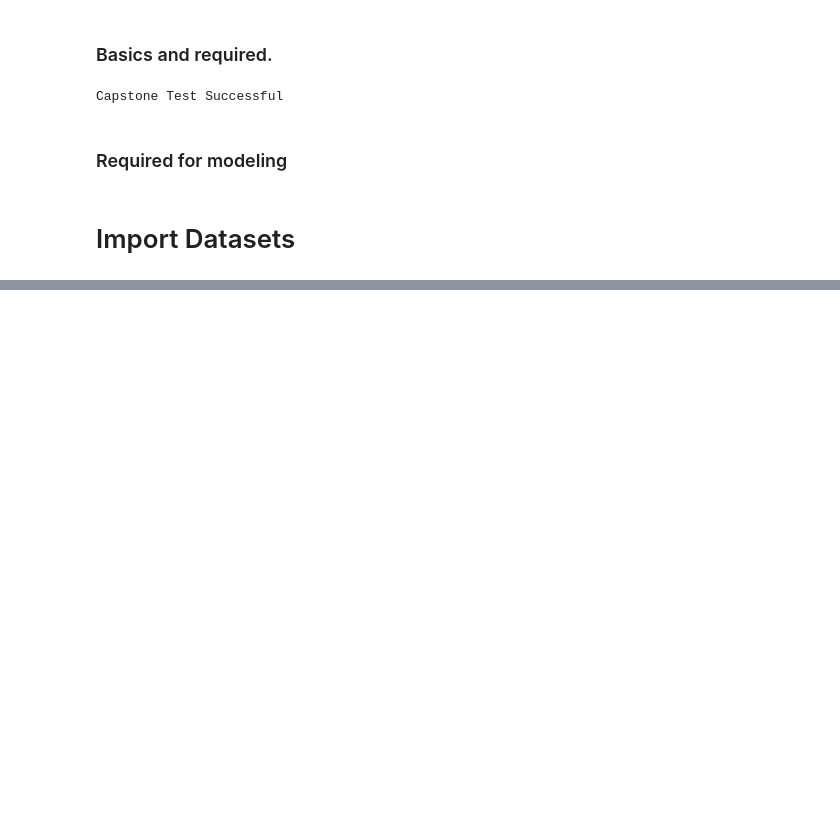
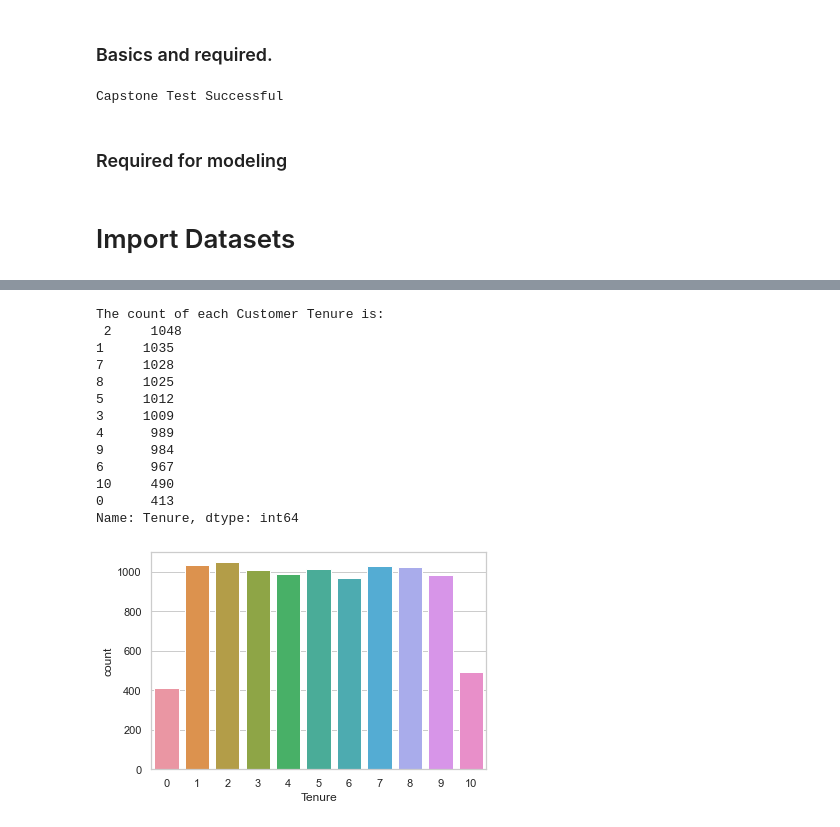
Before and after one commit to mascarenhasneil/ChurnModeling, a Jupyter notebook: ChurnModeling-Notebook.ipynb, the cells around one changed output, grey strips where cells are left out. Drawn from its saved outputs; the diff is of its cells as text; code cells hidden in the pictures; blank space fills up the shorter version.

```diff
--- a/ChurnModeling-Notebook.ipynb
+++ b/ChurnModeling-Notebook.ipynb
@@ -68,0 +165,18 @@ bank_customers_data = pd.read_csv('Data\Churn_Modelling.csv')
+# %%
+print("The count of each Customer Tenure is:\n",bank_customers_data.Tenure.value_counts())
+ax = sns.countplot(data=bank_customers_data, x='Tenure')
+# %% [output]
+The count of each Customer Tenure is:
+ 2     1048
+1     1035
+7     1028
+8     1025
+5     1012
+3     1009
+4      989
+9      984
+6      967
+10     490
+0      413
+Name: Tenure, dtype: int64
+[figure, added]
```
Also changed, not shown: parts of 18 cells of this notebook.
